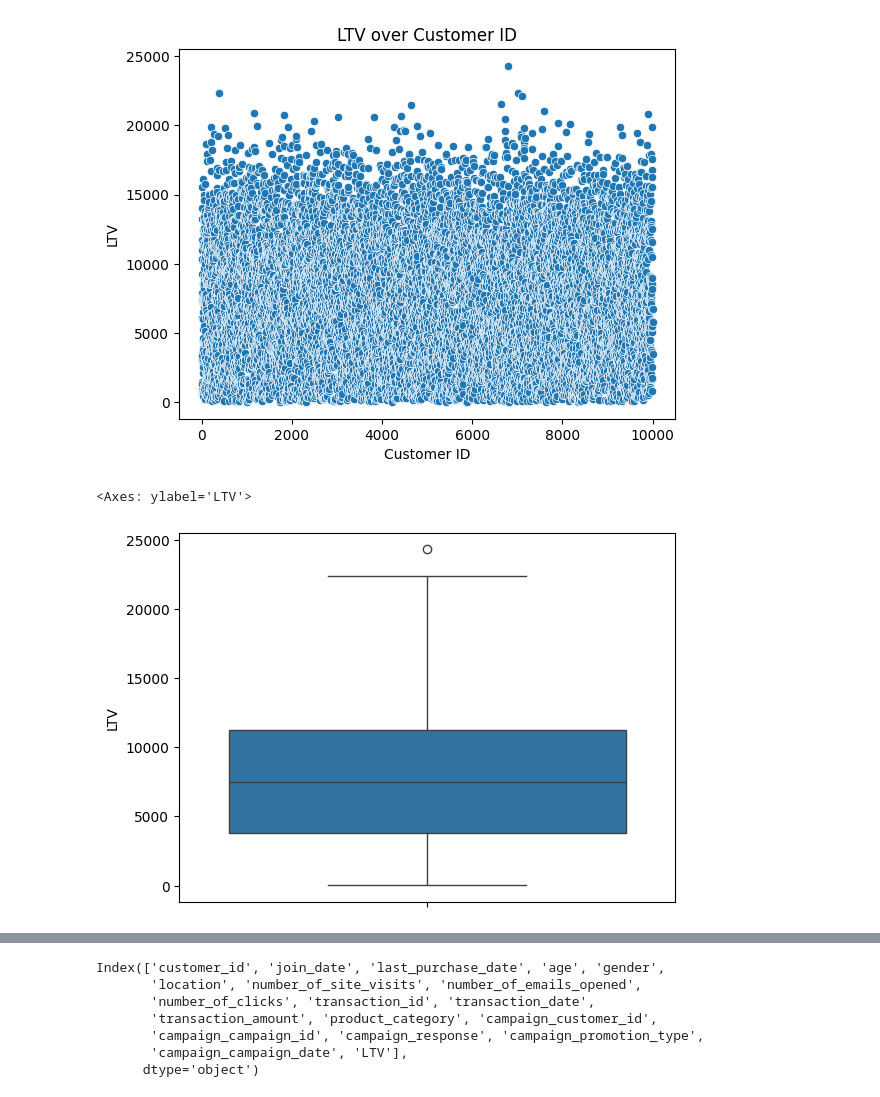
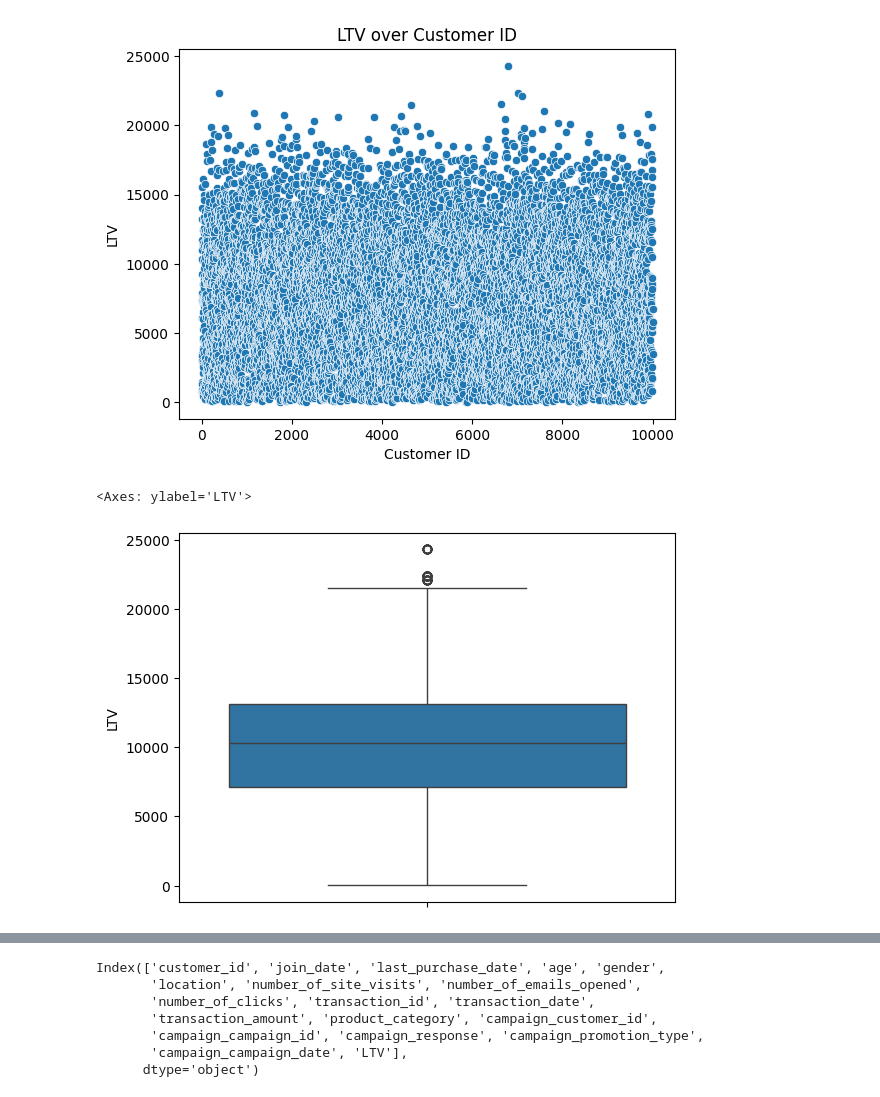
Before and after one commit to EthanRosehart/schulich_data_science, a Jupyter notebook: a2ecomx.ipynb, the cells around one changed output, grey strips where cells are left out. Drawn from its saved outputs; the diff is of its cells as text; code cells hidden in the pictures.

```diff
--- a/a2ecomx.ipynb
+++ b/a2ecomx.ipynb
@@ -373,7 +364,7 @@ plt.show()
 # %%
 # Check Outliers
 
-sns.boxplot(data=customer_ltv['LTV'])
+sns.boxplot(data=df_merged['LTV'])
 # %% [output]
 <Axes: ylabel='LTV'>
-[figure, old version]
+[figure, new version]
```
Also changed, not shown: parts of 35 cells of this notebook.
